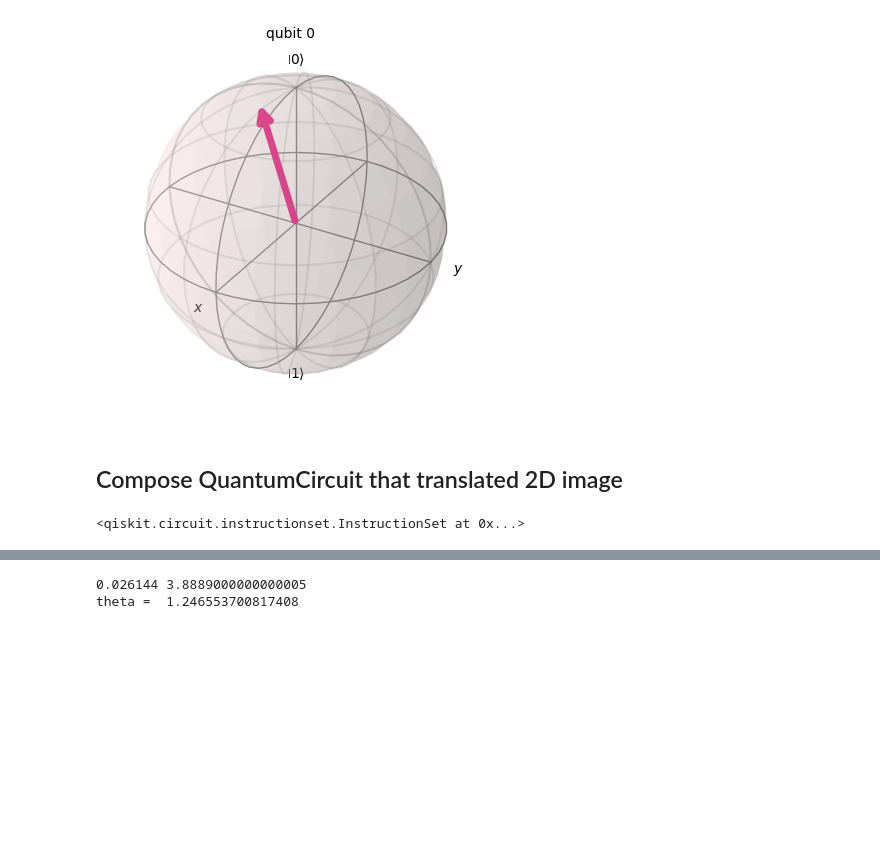
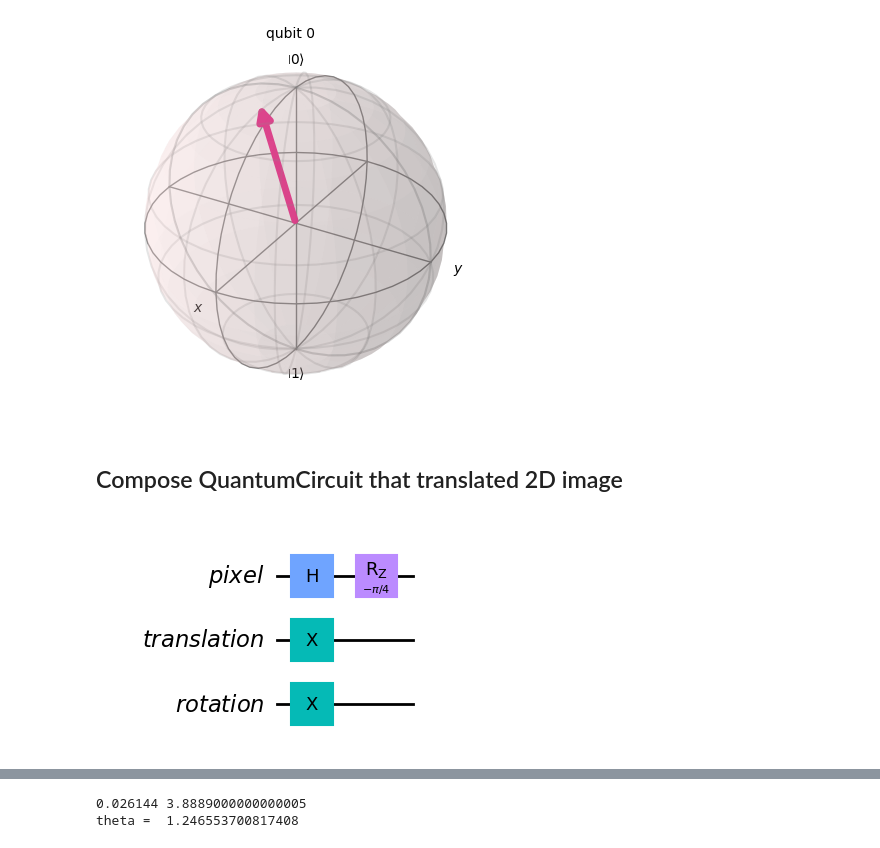
Before and after one commit to ksm999/Stereo, a Jupyter notebook: Quantum_Image_Processing.ipynb, the cells around one changed output, grey strips where cells are left out. Drawn from its saved outputs; the diff is of its cells as text; code cells hidden in the pictures; blank space fills up the shorter version.

```diff
--- a/Quantum_Image_Processing.ipynb
+++ b/Quantum_Image_Processing.ipynb
@@ -488,15 +498,22 @@ def reproject_2(P):
 # %%
 import qiskit
 import numpy as np
-from qiskit import QuantumCircuit
+from qiskit import QuantumCircuit, QuantumRegister
 from qiskit.visualization import plot_bloch_multivector, plot_bloch_vector
 from qiskit.quantum_info import Statevector
-
-Q = np.array([7,-10,0]) # Given Pixel Coordinate
-
-qc = QuantumCircuit(1)
-qc.h(0)
-phi = np.arctan2(Q[1],Q[0])
-qc.rz(phi,0)
-# %% [output]
-<qiskit.circuit.instructionset.InstructionSet at 0x...>
+# %%
+Q = np.array([0.8,-0.8,0]) # Given Pixel Coordinate
+
+phi = np.arctan2(Q[1],Q[0])
+
+pixel = QuantumRegister(size=1, name='pixel')
+translation = QuantumRegister(size=1, name='translation')
+rotation = QuantumRegister(size=1, name = 'rotation')
+
+qc_t = QuantumCircuit(pixel,translation, rotation)
+qc_t.h(0)
+qc_t.rz(phi,0)
+qc_t.x(range(1,3))
+qc_t.draw('mpl')
+# %% [output]
+[figure, added]
```
Also changed, not shown: parts of 27 cells of this notebook, 2 other files.
